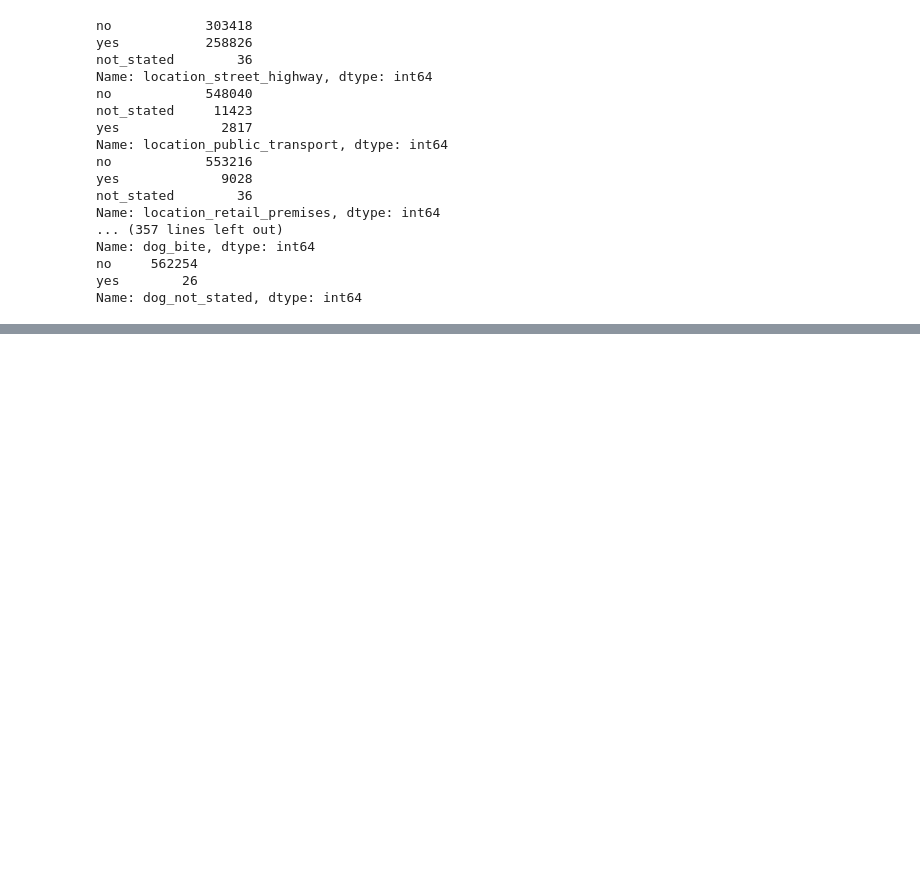
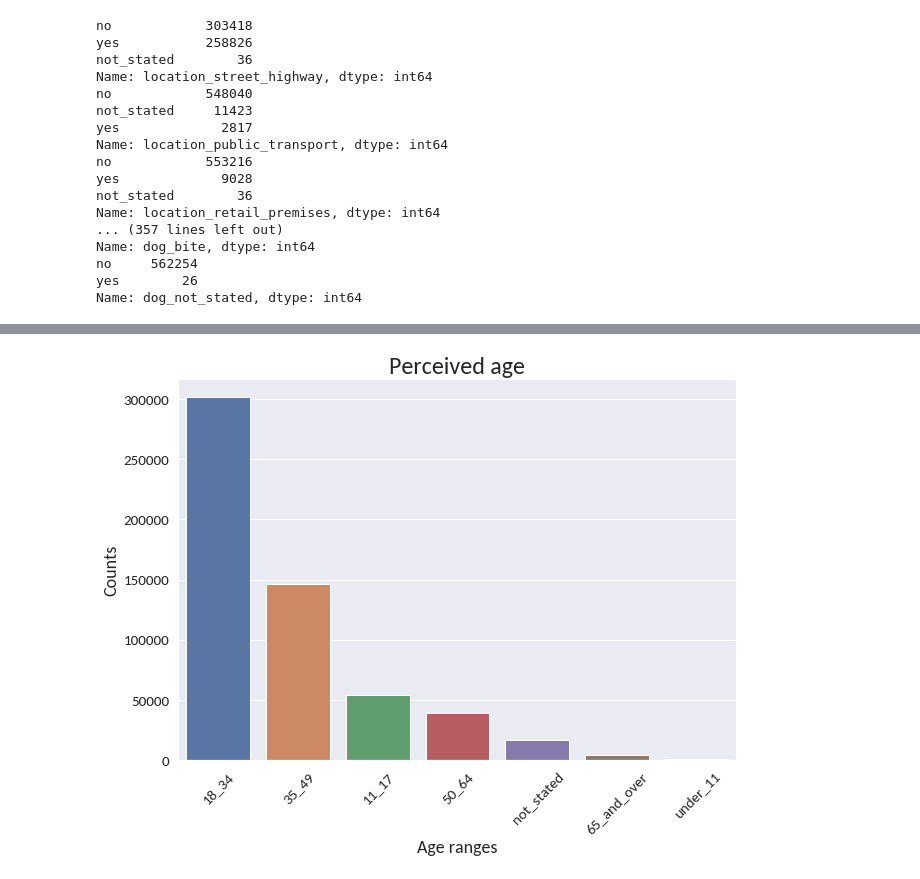
Before and after one commit to HelloWorld183L/EDA_Work, a Jupyter notebook: EDA_Police_Use_Of_Force.ipynb, the cells around one changed output, grey strips where cells are left out. Saved outputs shown, nothing was run; the diff lists cells and outputs as text; code cells hidden in the pictures; blank space fills up the shorter version.

```diff
--- a/EDA_Police_Use_Of_Force.ipynb
+++ b/EDA_Police_Use_Of_Force.ipynb
@@ -165,0 +252,16 @@ location_cols
+# %%
+fig, _ = plt.subplots(1, figsize=(10,7))
+
+perceived_age = police_df['person_perceived_age']
+ax = sns.barplot(x=perceived_age.unique(), y=perceived_age.value_counts())
+
+plt.title('Perceived age', fontsize=24)
+ax.set_ylabel(ylabel='Counts', fontsize=18)
+ax.set_xlabel(xlabel='Age ranges', fontsize=18)
+ax.tick_params(axis='both', which='major', labelsize=15)
+ax.tick_params(axis='x', which='major', rotation=45)
+plt.rcParams['font.sans-serif'] = 'Carlito'
+
+plt.savefig('fig4_perceived_age.png', bbox_inches='tight')
+# %% [output]
+[figure, added]
```
Also changed, not shown: parts of 18 cells of this notebook, 5 other files.
